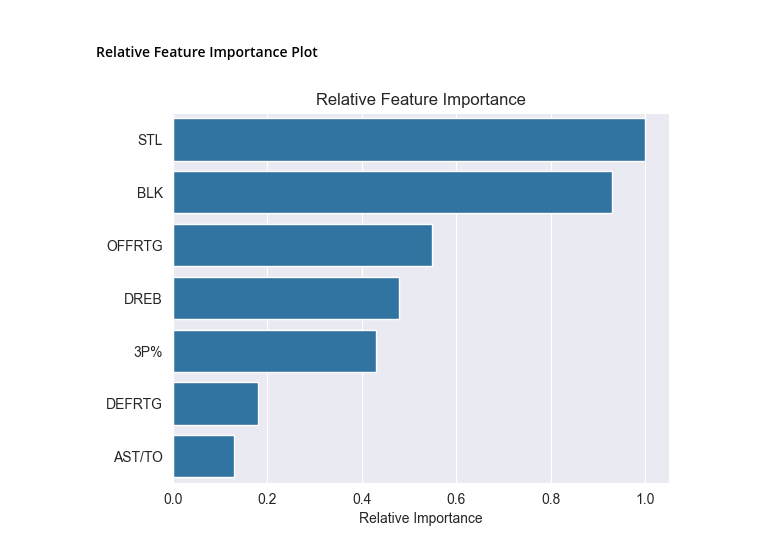
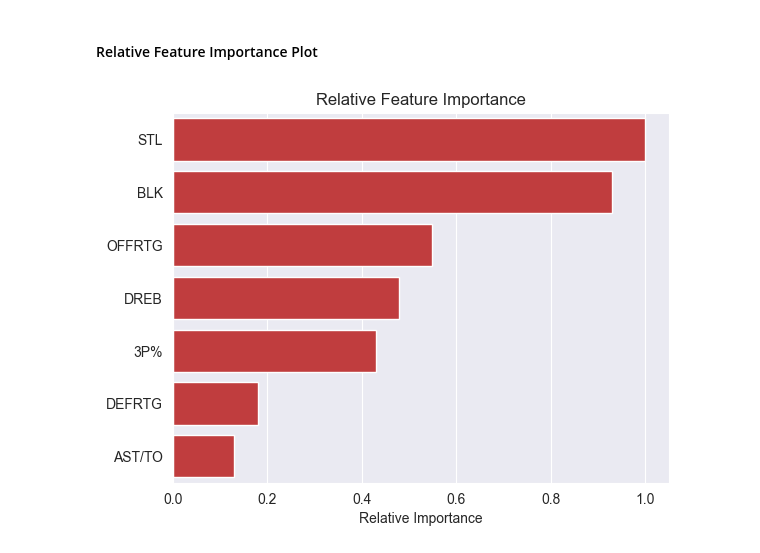
Before and after one commit to cdpeters/nba-prediction-analysis, a Jupyter notebook: notebooks/machine_learning/nba_stats_ml.ipynb, the cells around one changed output. Cells and saved outputs as stored; diff of their text form; code cells hidden in the pictures.

```diff
--- a/notebooks/machine_learning/nba_stats_ml.ipynb
+++ b/notebooks/machine_learning/nba_stats_ml.ipynb
@@ -32,6 +32,7 @@ sns.set_style("darkgrid")
 PROJECT_DIR = Path.cwd().parents[1]
 IMAGES_DIR = PROJECT_DIR / "src" / "static" / "images" / "machine_learning"
 DATA_DIR = PROJECT_DIR / "src" / "data"
+ETL_DATA_DIR = PROJECT_DIR / "notebooks" / "ETL_and_sqlalchemy" / "data"
 
 # Season to predict the champion for.
 SEASON_CURRENT = 2022
@@ -188,4 +189,8 @@ with Session(engine) as session:
 
     current_stats = current_stats.reset_index(drop=True)
     model_stats = model_stats.reset_index(drop=True)
+
+    # Write to csv for usage in Tableau.
+    current_stats.to_csv(ETL_DATA_DIR / "current_stats.csv", index=False)
+    model_stats.to_csv(ETL_DATA_DIR / "model_stats.csv", index=False)
 # %% [output]
@@ -851,23 +931,24 @@ feature_importance
 # %%
 # Relative feature importance plot.
 fig, ax = plt.subplots()
 sns.barplot(
     x=feature_importance["Relative Importance"],
     y=feature_importance.index,
     ax=ax,
     orient="h",
+    color="tab:red",
 )
 ax.set_title("Relative Feature Importance")
 ax.set_xlabel("Relative Importance")
 ax.set_ylabel("")
 
 # Save image to file.
 fig.savefig(
     fname=IMAGES_DIR / "feature_importance.png",
     dpi=IMAGE_DPI,
     bbox_inches="tight",
 )
 
 plt.show()
 # %% [output]
-[figure, old version]
+[figure, new version]
```
Also changed, not shown: parts of 43 cells of this notebook.
